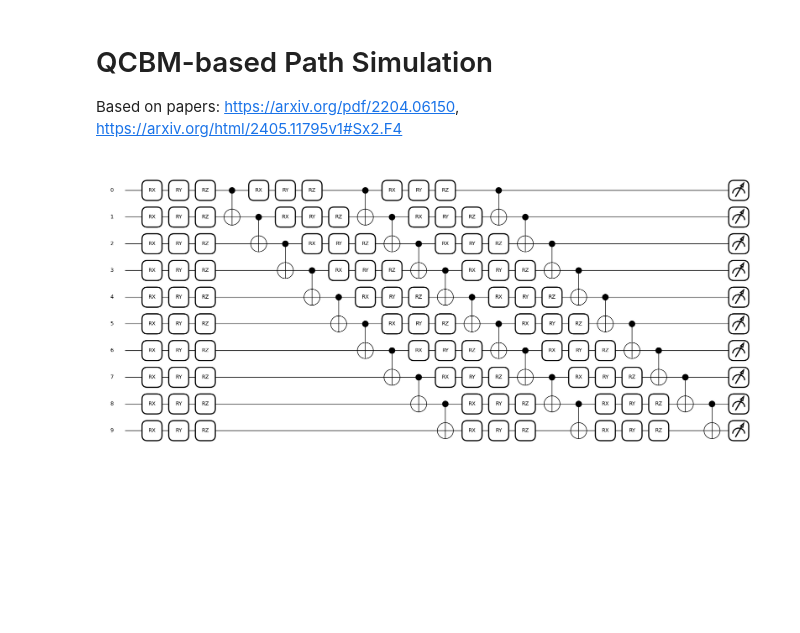
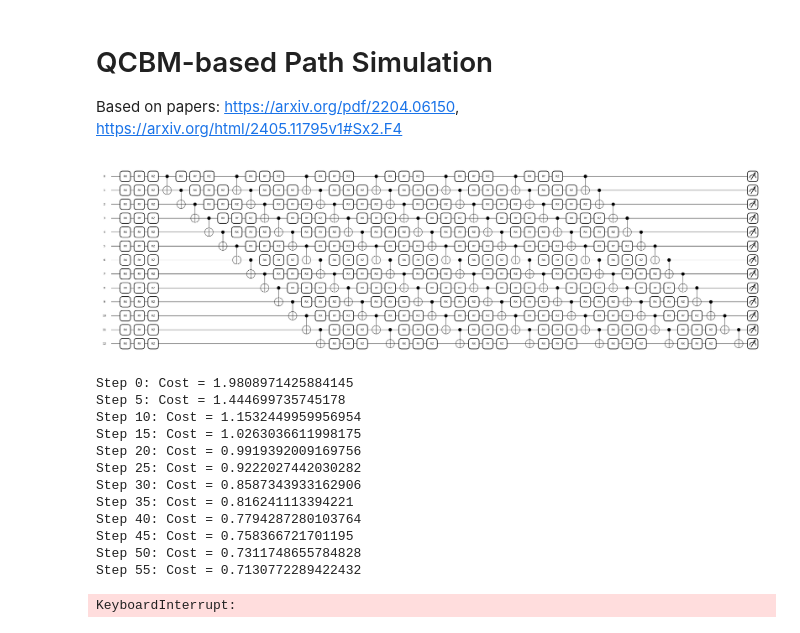
Before and after one commit to Soham-Deshpande/Quantum-Deep-Hedging, a Jupyter notebook: src/QuantumPath/qcbmbased.ipynb, the cells around one changed output. Saved outputs shown, nothing was run; the diff lists cells and outputs as text; code cells hidden in the pictures; blank space fills up the shorter version.

```diff
--- a/src/QuantumPath/qcbmbased.ipynb
+++ b/src/QuantumPath/qcbmbased.ipynb
@@ -9,8 +9,8 @@ import pandas as pd
 import matplotlib.pyplot as plt
 
 
-total_qubits = 10
-layers = 3
+total_qubits = 13
+layers = 7
 dev = qml.device("default.qubit", wires=total_qubits)
 
 
@@ -84,7 +84,26 @@ def star_ansatz(params):
     return qml.probs(wires=range(total_qubits))
 
 
+def improved_ansatz(params):
+    for l in range(layers):
+        # Single-qubit rotations (vary gate order per layer)
+        for i in range(total_qubits):
+            qml.RY(params[l, i, 0], wires=i)  # Start with RY for better gradient scaling
+            qml.RZ(params[l, i, 1], wires=i)
+            qml.RX(params[l, i, 2], wires=i)
 
+        # Entanglement Pattern
+        if l % 2 == 0:
+            # Even layer: Forward CNOTs + Long-range every 3rd layer
+            for i in range(total_qubits - 1):
+                qml.CNOT(wires=[i, i+1])
+            if l % 3 == 0:
+                qml.CNOT(wires=[0, total_qubits-1])  # Circular connection
+        else:
+            # Odd layer: Reverse CNOTs
+            for i in range(total_qubits-1, 0, -1):
+                qml.CNOT(wires=[i, i-1])
+    return qml.probs(wires=range(total_qubits))
 
 # def rbs_gate(theta, wires):
 #     """RBS gate."""
@@ -148,12 +196,12 @@ log_returns, training_data, bins = load_and_preprocess_data('Stoxx15_24.csv')
 # %%
 from pennylane import QNGOptimizer
 opt = qml.AdamOptimizer(stepsize=0.1)
-opt = qml.QNGOptimizer(stepsize=0.1)
+#opt = qml.QNGOptimizer(stepsize=0.1)
 #opt = qml.AdagradOptimizer(stepsize=0.1)
 params = pnp.array(np.random.uniform(-np.pi, np.pi, (layers, total_qubits, 3)), requires_grad=True)
 
 qml.draw_mpl(quantum_model)(params)
 plt.show()
 # %% [output]
-[figure, old version]
+[figure, new version]
 # %%
@@ -171 +310,41 @@ def cost(params):
+# %%
+import multiprocessing
+num_cores = multiprocessing.cpu_count()
+
+steps_training = 300
+
+def train_step(i, params, cost, opt):
+    params = opt.step(cost, params)
+    if i % 5 == 0:
+        print(f"Step {i}: Cost = {cost(params)}")
+    return params
+
+
+# with multiprocessing.Pool(num_cores) as pool:
+#     for i in range(steps_training):
+#         params = pool.apply(train_step, args=(i, params, cost, opt))
+
+for i in range(steps_training):
+    params = opt.step(cost, params)
+    if i % 5 == 0:
+        print(f"Step {i}: Cost = {cost(params)}")
+
+print("Final parameters:", params)
+print("Final cost:", cost(params))
+
+#params_momentum_qng = qng_session(params)
+# %% [output]
+Step 0: Cost = 1.9808971425884145
+Step 5: Cost = 1.444699735745178
+Step 10: Cost = 1.1532449959956954
+Step 15: Cost = 1.0263036611998175
+Step 20: Cost = 0.9919392009169756
+Step 25: Cost = 0.9222027442030282
+Step 30: Cost = 0.8587343933162906
+Step 35: Cost = 0.816241113394221
+Step 40: Cost = 0.7794287280103764
+Step 45: Cost = 0.758366721701195
+Step 50: Cost = 0.7311748655784828
+Step 55: Cost = 0.7130772289422432
+KeyboardInterrupt:
 # %%
```
Also changed, not shown: parts of 21 cells of this notebook, 21 other files.
